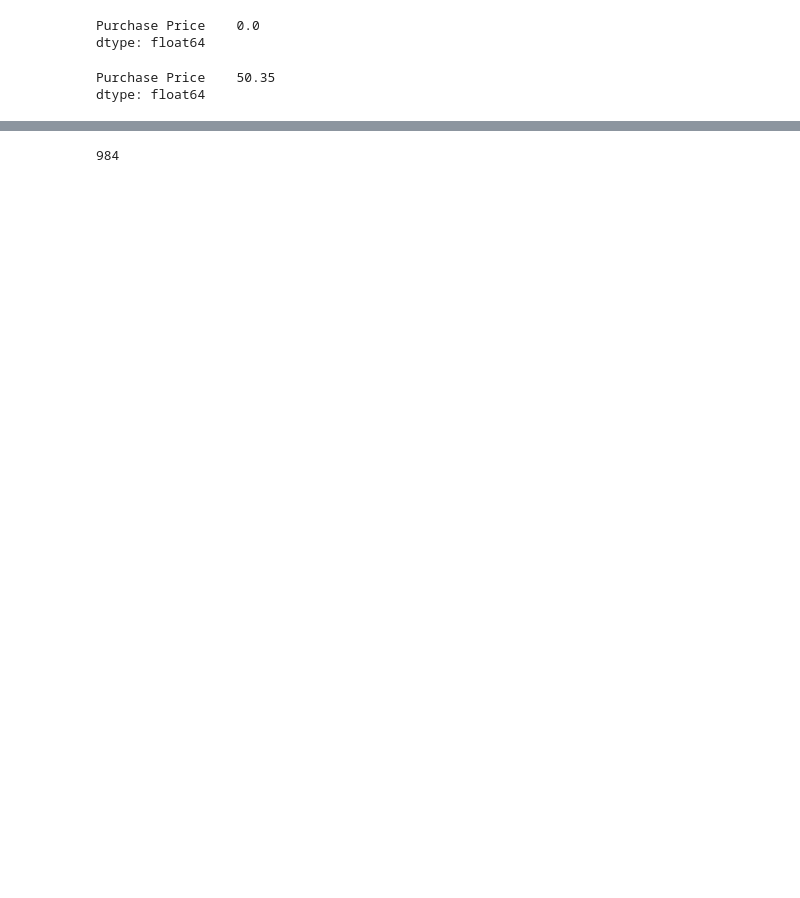
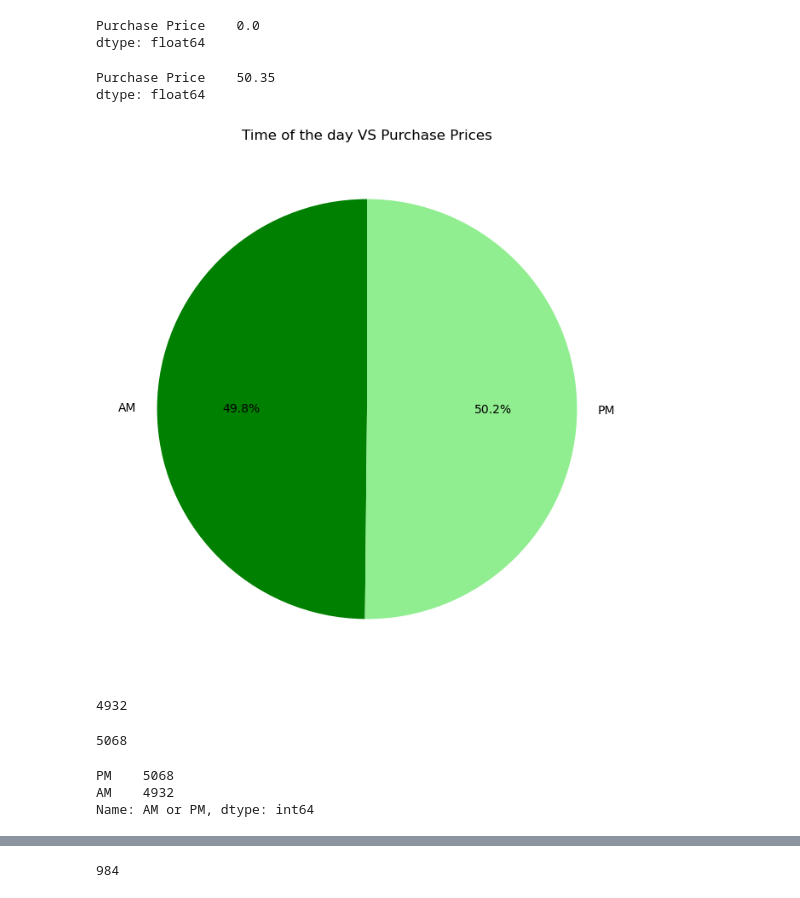
Before and after one commit to Sunday-Oladokun/E-Commerce-EDA-Project, a Jupyter notebook: E-Commerce Sales.ipynb, the cells around one changed output, grey strips where cells are left out. Drawn from its saved outputs; the diff is of its cells as text; code cells hidden in the pictures; blank space fills up the shorter version.

```diff
--- a/E-Commerce Sales.ipynb
+++ b/E-Commerce Sales.ipynb
@@ -132,4 +144,34 @@ average_purchase_price
 # %% [output]
 Purchase Price    50.35
 dtype: float64
+# %%
+# Do they buy more in the morning(AM) or Afternoon and Evening(PM)
+morning_vs_afternoon = purchases_data.groupby("AM or PM")["Purchase Price"].mean()
+
+morning_vs_afternoon.plot(kind='pie', figsize=(8, 8), autopct='%1.1f%%', startangle=90, colors=['green', 'lightgreen', 'lightcoral'])
+plt.title('Time of the day VS Purchase Prices')
+plt.ylabel('')
+plt.show()
+# %% [output]
+[figure, added]
+# %%
+# How many people purchased in the morning
+morning_purchases = purchases_data[purchases_data["AM or PM"] == "AM"]
+len(morning_purchases)
+# %% [output]
+4932
+# %%
+# How many people purchased in the afternoon
+morning_purchases = purchases_data[purchases_data["AM or PM"] == "PM"]
+len(morning_purchases)
+# %% [output]
+5068
+# %%
+# Morning and Afternoon Purchases
+morning_afternoon_purchases = purchases_data["AM or PM"].value_counts()
+morning_afternoon_purchases
+# %% [output]
+PM    5068
+AM    4932
+Name: AM or PM, dtype: int64
 # %%
```
Also changed, not shown: parts of 19 cells of this notebook, 1 other file.
